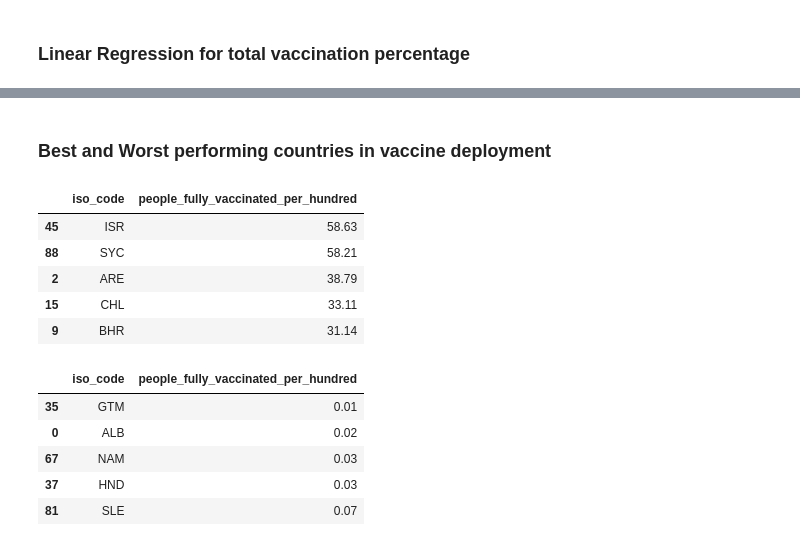
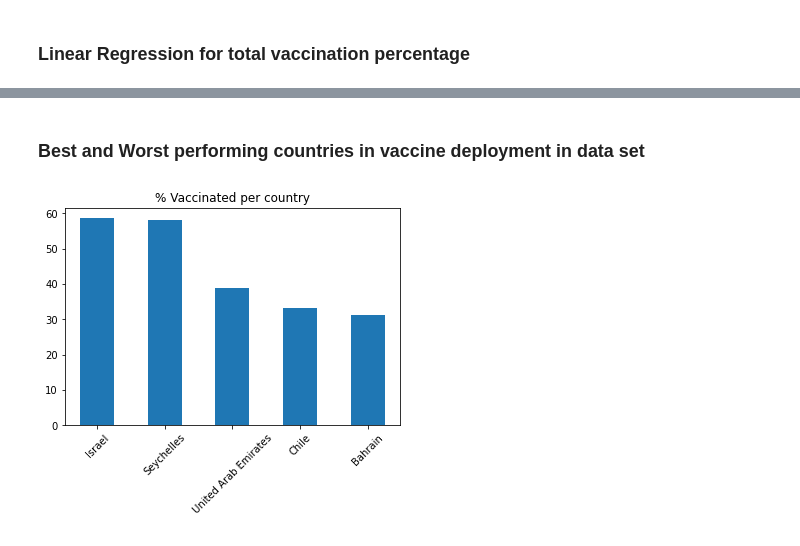
Before and after one commit to AJB-hub/Covid19_Vaccination_Progress, a Jupyter notebook: Analysis.ipynb, the cells around one changed output, grey strips where cells are left out. Drawn from its saved outputs; the diff is of its cells as text; code cells hidden in the pictures.

```diff
--- a/Analysis.ipynb
+++ b/Analysis.ipynb
@@ -87,24 +113,14 @@ for metric in y_values:
 # %% [markdown]
-### Best and Worst performing countries in vaccine deployment
+### Best and Worst performing countries in vaccine deployment in data set
-# %%
-# Best performing countries
-# Use the initial dataset for this analysis since it doesnt require any indicators
-x = iso_cleaned_df[['iso_code','people_fully_vaccinated_per_hundred']]
-x.sort_values(by='people_fully_vaccinated_per_hundred',ascending=False).head(5)
-# %% [output]
-|  | iso_code | people_fully_vaccinated_per_hundred |
-| 45 | ISR | 58.63 |
-| 88 | SYC | 58.21 |
-| 2 | ARE | 38.79 |
-| 15 | CHL | 33.11 |
-| 9 | BHR | 31.14 |
-# %%
-# Worst performing Contries
-x.sort_values(by='people_fully_vaccinated_per_hundred').head(5)
-# %% [output]
-|  | iso_code | people_fully_vaccinated_per_hundred |
-| 35 | GTM | 0.01 |
-| 0 | ALB | 0.02 |
-| 67 | NAM | 0.03 |
-| 37 | HND | 0.03 |
-| 81 | SLE | 0.07 |
+# %%
+x = iso_cleaned_df[['Country','people_fully_vaccinated_per_hundred']]
+y = iso_cleaned_df[['Country','total_vaccinations']]
+# %%
+topVacc = x.sort_values(by='people_fully_vaccinated_per_hundred',ascending=False).head(5)
+plt.bar(topVacc['Country'],topVacc['people_fully_vaccinated_per_hundred'],width=.5)
+plt.title('% Vaccinated per country')
+plt.xticks(rotation = 45)
+plt.savefig('./Resources/Output/bestandworst/fig1.png')
+plt.show()
+# %% [output]
+[figure, added]
```
Also changed, not shown: parts of 12 cells of this notebook, 16 other files.
